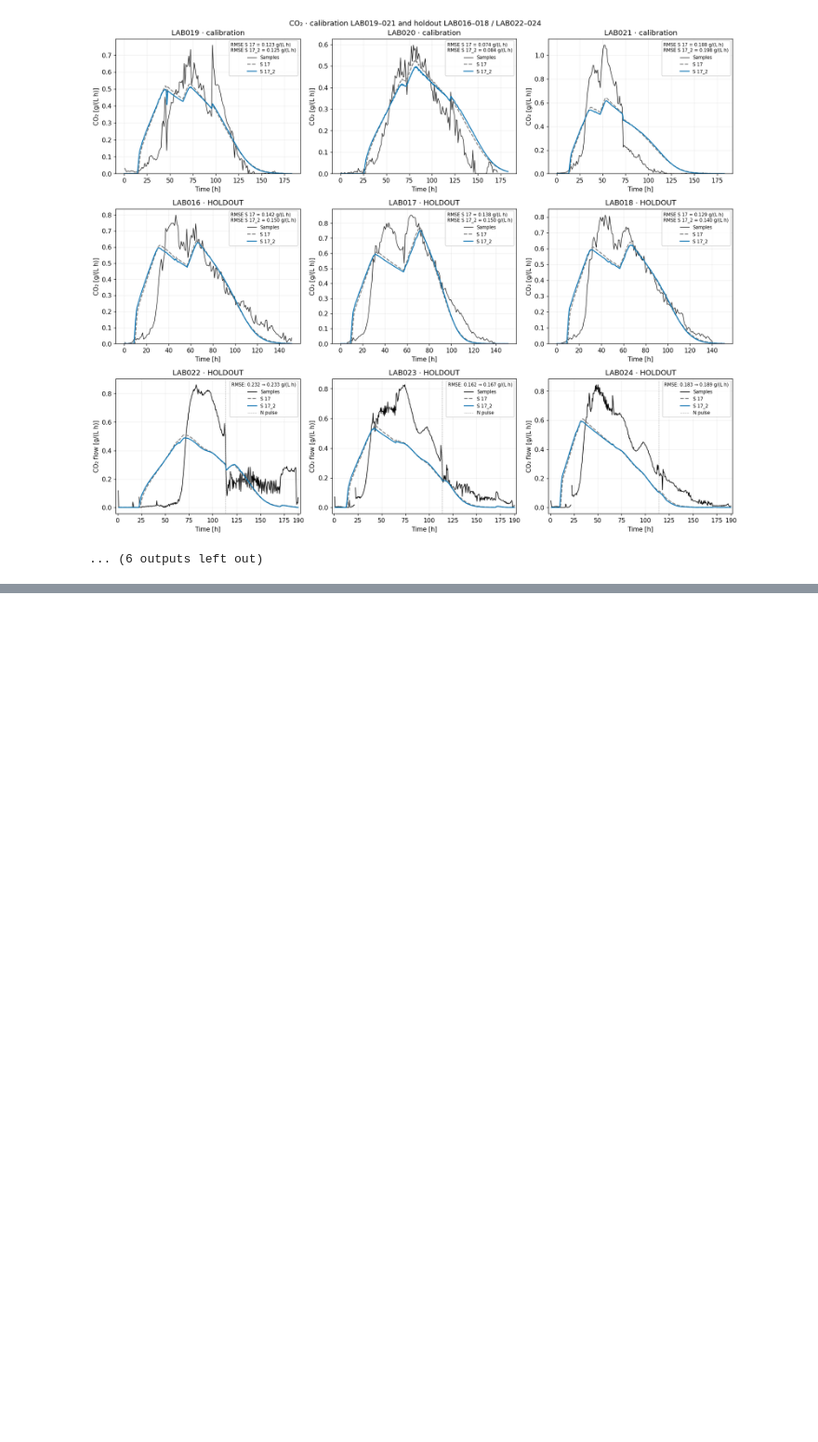
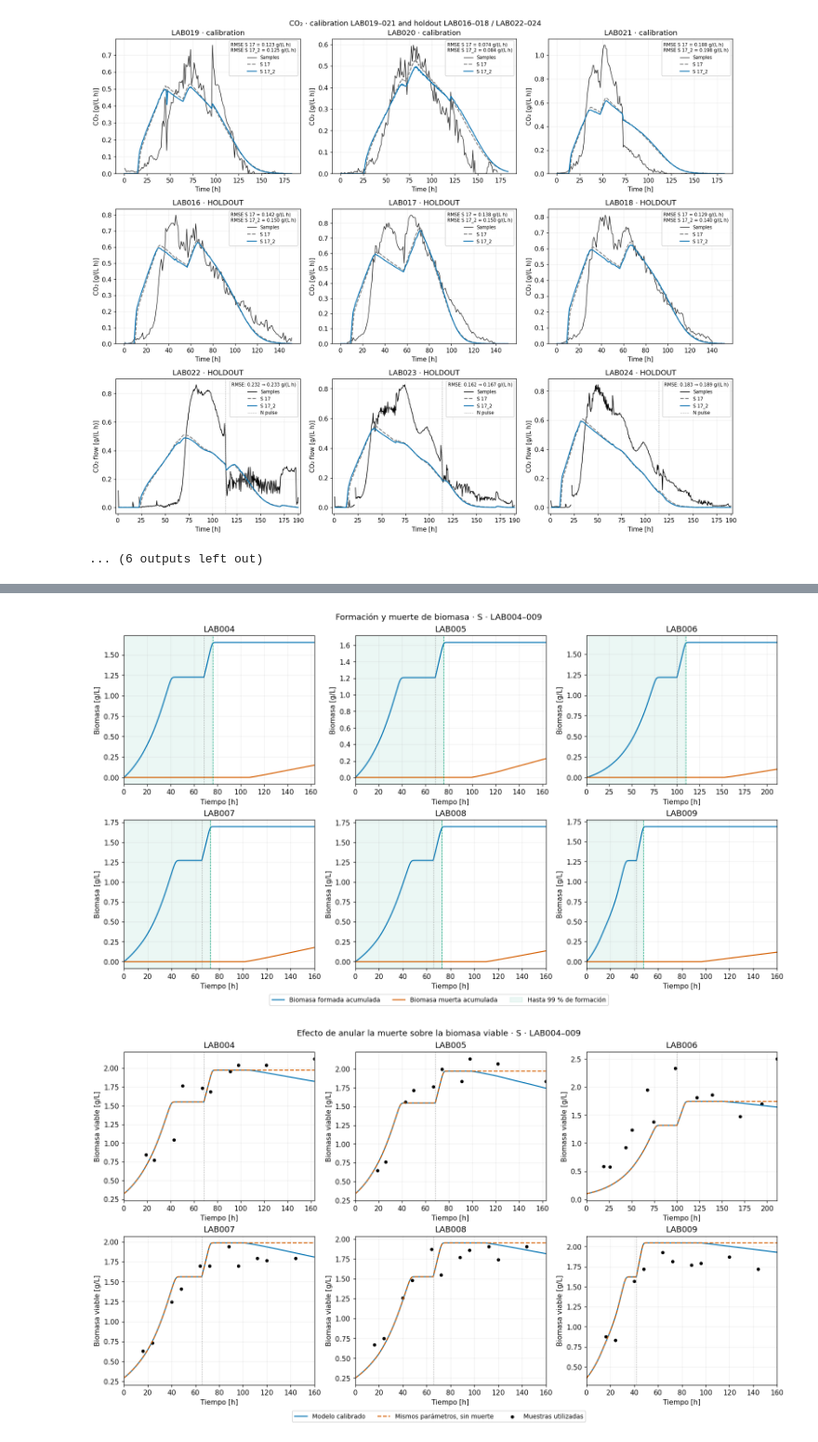
Before and after one commit to crodv/wine-fermentation, a Jupyter notebook: notebooks/17_2_zenteno_single_sugar_legacy_biomass_weight.executed.ipynb, the cells around one changed output, grey strips where cells are left out. Shown at 93% size. Cells and saved outputs as stored; diff of their text form; code cells hidden in the pictures; blank space fills up the shorter version.

```diff
--- a/notebooks/17_2_zenteno_single_sugar_legacy_biomass_weight.executed.ipynb
+++ b/notebooks/17_2_zenteno_single_sugar_legacy_biomass_weight.executed.ipynb
@@ -832,0 +1071,36 @@ Después S 17    34  0.418901  0.480913
+# %%
+def mortality_plot_frame(frame):
+    extra=[];times=[]
+    for t,before,after in frame.attrs["jumps"]:
+        extra.append(after);times.append(t)
+    added=pd.DataFrame(extra,index=times,columns=frame.columns)
+    return pd.concat([frame,added]).sort_index(kind="stable")
+
+for variable in ("Acumuladas","X","N"):
+    fig,axes=plt.subplots(2,3,figsize=(14,8),layout="constrained")
+    for ax,(lab,batch) in zip(axes.flat,mortality_training.items()):
+        frame=mortality_plot_frame(mortality_curves[lab]);counter=mortality_plot_frame(mortality_without_death[lab])
+        t99=mortality_summary.at[lab,"99 % de formación [h]"]
+        if variable=="Acumuladas":
+            ax.plot(frame.index,frame.Formada,color="#0072B2",label="Biomasa formada acumulada")
+            ax.plot(frame.index,frame.Muerta,color="#D55E00",label="Biomasa muerta acumulada")
+            ax.axvspan(batch.time[0],t99,color="#009E73",alpha=.08,label="Hasta 99 % de formación")
+            ax.axvline(t99,color="#009E73",ls="--",lw=.8)
+            ax.set_ylabel("Biomasa [g/L]")
+        else:
+            factor=1000 if variable=="N" else 1
+            ax.plot(frame.index,frame[variable]*factor,color="#0072B2",label="Modelo calibrado")
+            ax.plot(counter.index,counter[variable]*factor,color="#D55E00",ls="--",label="Mismos parámetros, sin muerte")
+            obs=batch.observations[variable];mask=np.isfinite(obs)&(batch.time>batch.time[0])
+            ax.scatter(batch.time[mask],obs[mask]*factor,c="black",s=15,label="Muestras utilizadas")
+            ax.set_ylabel("YAN [mg N/L]" if variable=="N" else "Biomasa viable [g/L]")
+        for t,_ in batch.pulses["N"]:ax.axvline(t,color="gray",ls=":",lw=.8)
+        ax.set(title=lab,xlabel="Tiempo [h]",xlim=(batch.time[0],batch.time[-1]));ax.grid(alpha=.2)
+    handles,labels=axes.flat[0].get_legend_handles_labels()
+    fig.legend(handles,labels,loc="outside lower center",ncol=3,fontsize=9)
+    title={"Acumuladas":"Formación y muerte de biomasa","X":"Efecto de anular la muerte sobre la biomasa viable","N":"Efecto de anular la muerte sobre el consumo de YAN"}[variable]
+    fig.suptitle(title+f" · {mortality_model} · LAB004–009")
+    plt.show()
+# %% [output]
+[figure, added]
+[figure, added]
```
Also changed, not shown: parts of 5 cells of this notebook, 3 other files.
